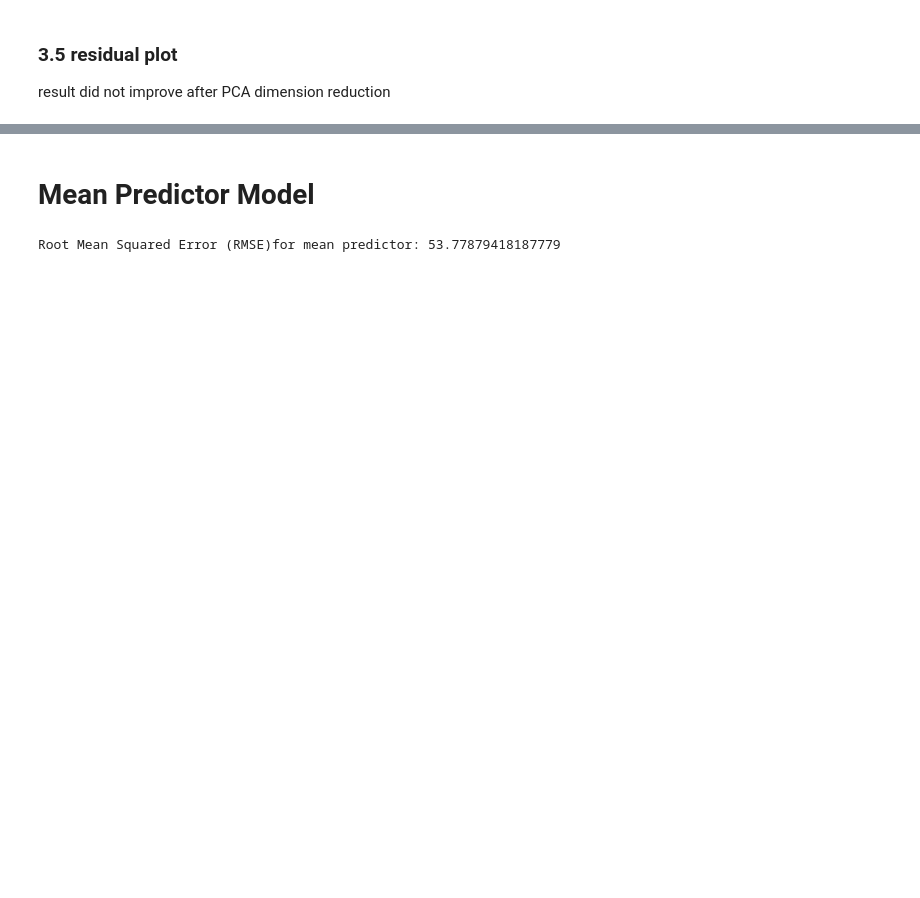
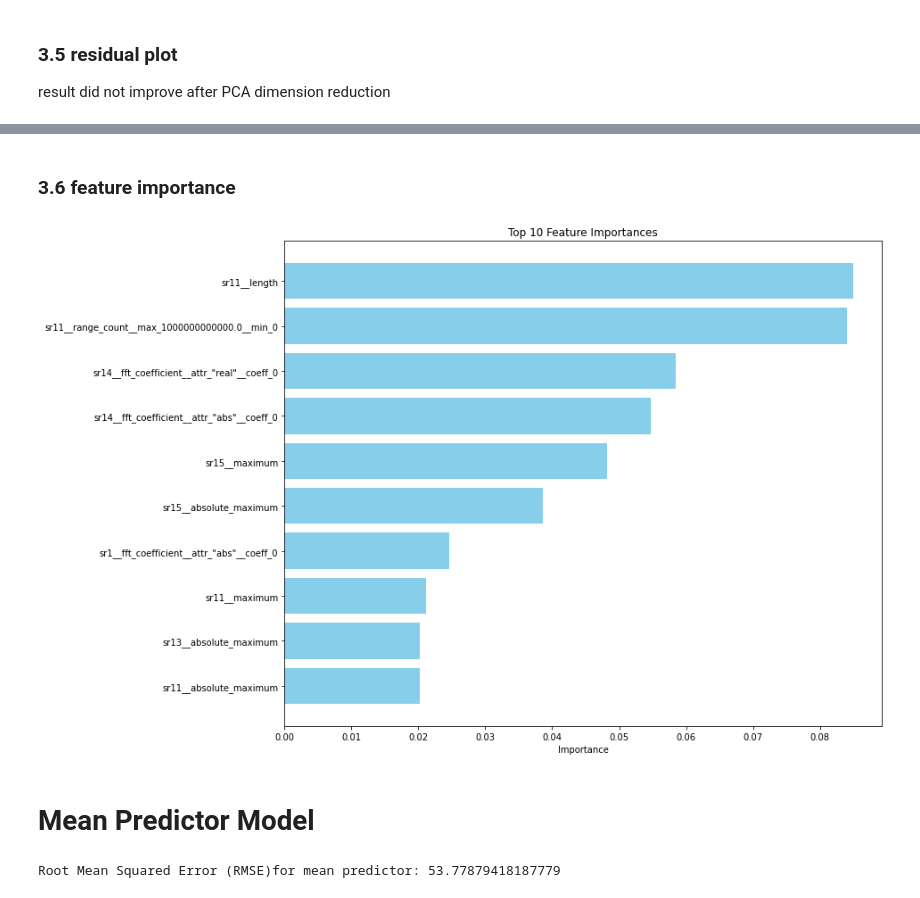
Before and after one commit to yifeisg/IT5006-CMAPSS, a Jupyter notebook: CMAPSS project/FD002.ipynb, the cells around one changed output, grey strips where cells are left out. Saved outputs shown, nothing was run; the diff lists cells and outputs as text; code cells hidden in the pictures; blank space fills up the shorter version.

```diff
--- a/CMAPSS project/FD002.ipynb
+++ b/CMAPSS project/FD002.ipynb
@@ -1554,3 +993,29 @@ plt.show()
+# %% [markdown]
+### 3.6 feature importance
+# %%
+XGBoost= XGBRegressor(objective='reg:squarederror',random_state=42,n_estimators=50,max_depth=6,min_child_weight=5,learning_rate=0.1,subsample=0.8,colsample_bytree=0.8,tree_method='hist')
+XGBoost.fit(X_train, y_train)
+
+# Get feature importances
+importances = XGBoost.feature_importances_
+
+# Create a DataFrame for easy sorting and selection
+feature_importances = pd.DataFrame({
+    'Feature': X_train.columns,  # Adjust if feature names are in a different variable
+    'Importance': importances
+})
+
+# Sort by importance and select the top 100 features
+top_10_features = feature_importances.sort_values(by='Importance', ascending=False).head(10)
+
+plt.figure(figsize=(12, 10))
+plt.barh(top_10_features['Feature'], top_10_features['Importance'], color='skyblue')
+plt.xlabel("Importance")
+plt.title("Top 10 Feature Importances")
+plt.gca().invert_yaxis()  # Invert y-axis to show the highest importance at the top
+plt.show()
+# %% [output]
+[figure, added]
 # %% [markdown]
 # Mean Predictor Model
 # %%
```
Also changed, not shown: parts of 56 cells of this notebook.
